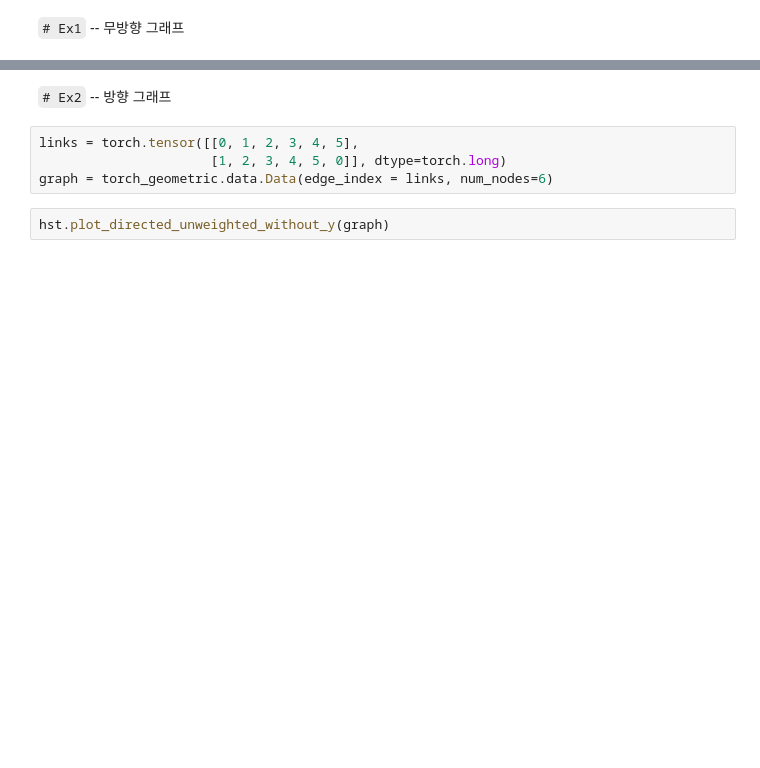
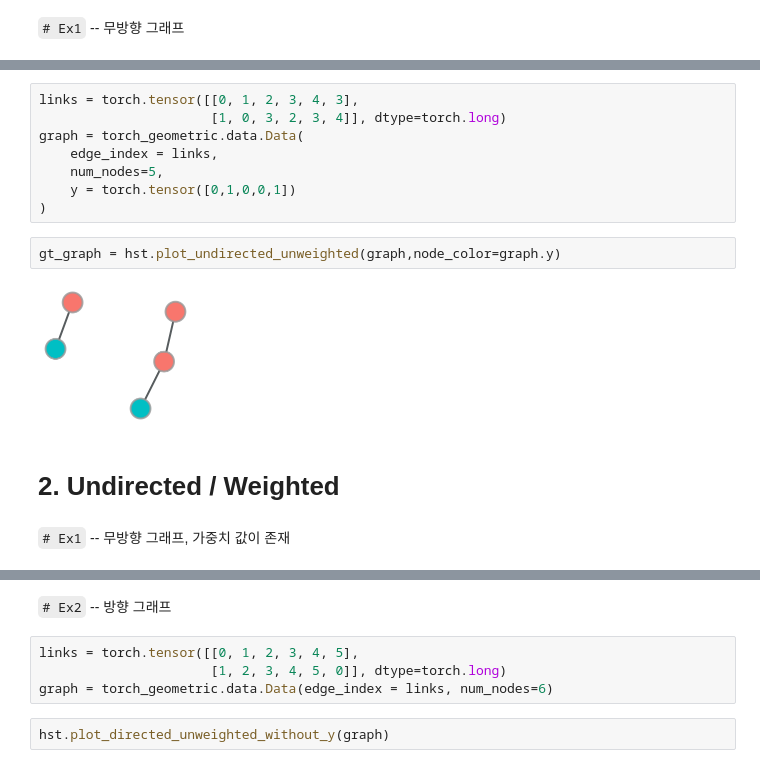
Before and after one commit to miruetoto/share, a Jupyter notebook: 001_그래프신호만들고시각화하기.ipynb, the cells around one changed output, grey strips where cells are left out. Cells and saved outputs as stored; diff of their text form; blank space fills up the shorter version.

```diff
--- a/001_그래프신호만들고시각화하기.ipynb
+++ b/001_그래프신호만들고시각화하기.ipynb
@@ -21,0 +52,16 @@ hst.plot_undirected_unweighted_without_y(
+# %%
+links = torch.tensor([[0, 1, 2, 3, 4, 3],
+                      [1, 0, 3, 2, 3, 4]], dtype=torch.long)
+graph = torch_geometric.data.Data(
+    edge_index = links,
+    num_nodes=5,
+    y = torch.tensor([0,1,0,0,1])
+)
+# %%
+gt_graph = hst.plot_undirected_unweighted(graph,node_color=graph.y)
+# %% [output]
+[figure, added]
+# %% [markdown]
+# 2. Undirected / Weighted
+# %% [markdown]
+`# Ex1` -- 무방향 그래프, 가중치 값이 존재
```
Also changed, not shown: parts of 34 cells of this notebook, 7 other files.
